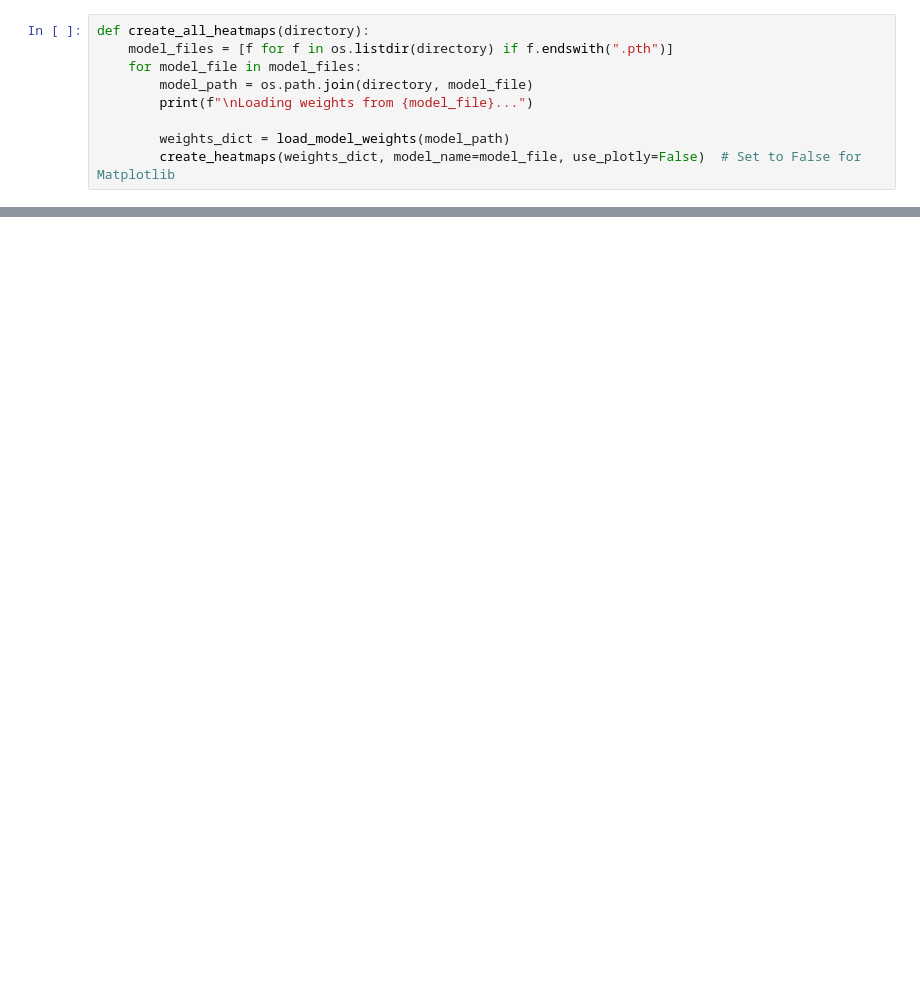
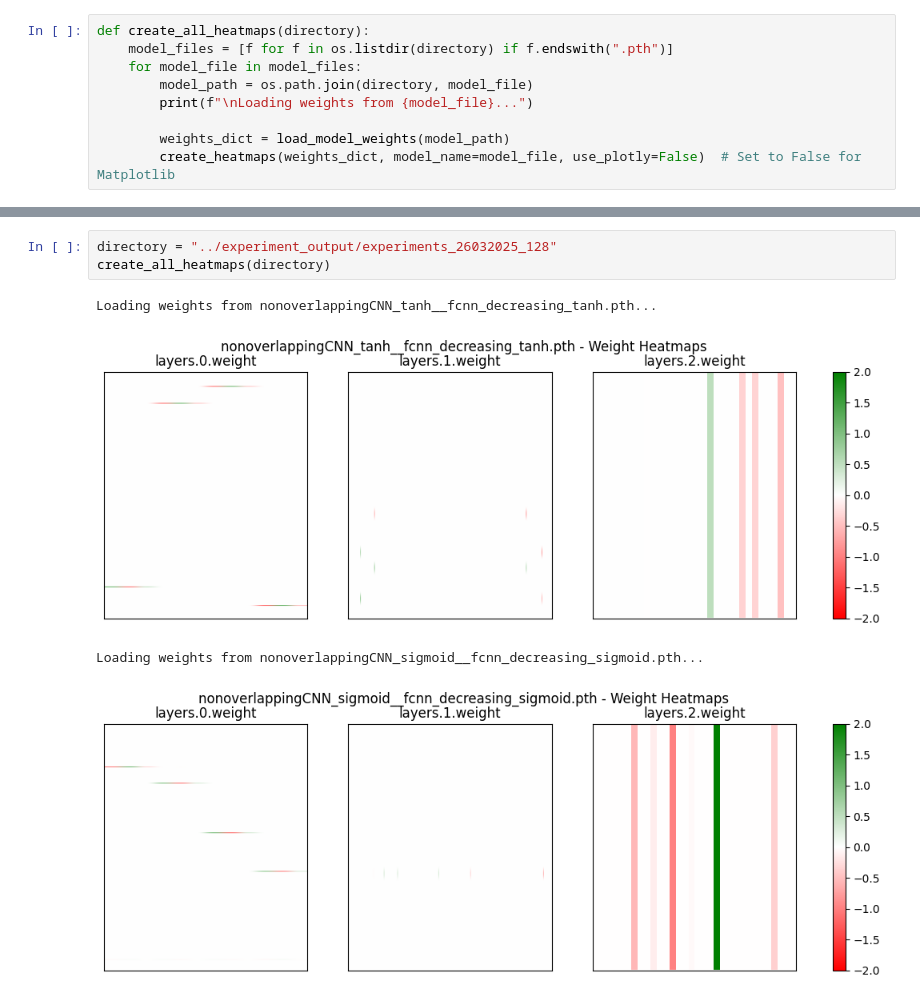
Before and after one commit to laschulz/investigating_sparseNN, a Jupyter notebook: src/plot.ipynb, the cells around one changed output, grey strips where cells are left out. Saved outputs shown, nothing was run; the diff lists cells and outputs as text; blank space fills up the shorter version.

```diff
--- a/src/plot.ipynb
+++ b/src/plot.ipynb
@@ -92,0 +92,8 @@ Loading weights from nonoverlappingCNN_sigmoid__fcnn_decreasing_sigmoid.pth...
+# %%
+directory = "../experiment_output/experiments_26032025_128"
+create_all_heatmaps(directory)
+# %% [output]
+Loading weights from nonoverlappingCNN_tanh__fcnn_decreasing_tanh.pth...
+[figure, added]
+Loading weights from nonoverlappingCNN_sigmoid__fcnn_decreasing_sigmoid.pth...
+[figure, added]
```
Also changed, not shown: parts of 3 cells of this notebook, 12 other files.
